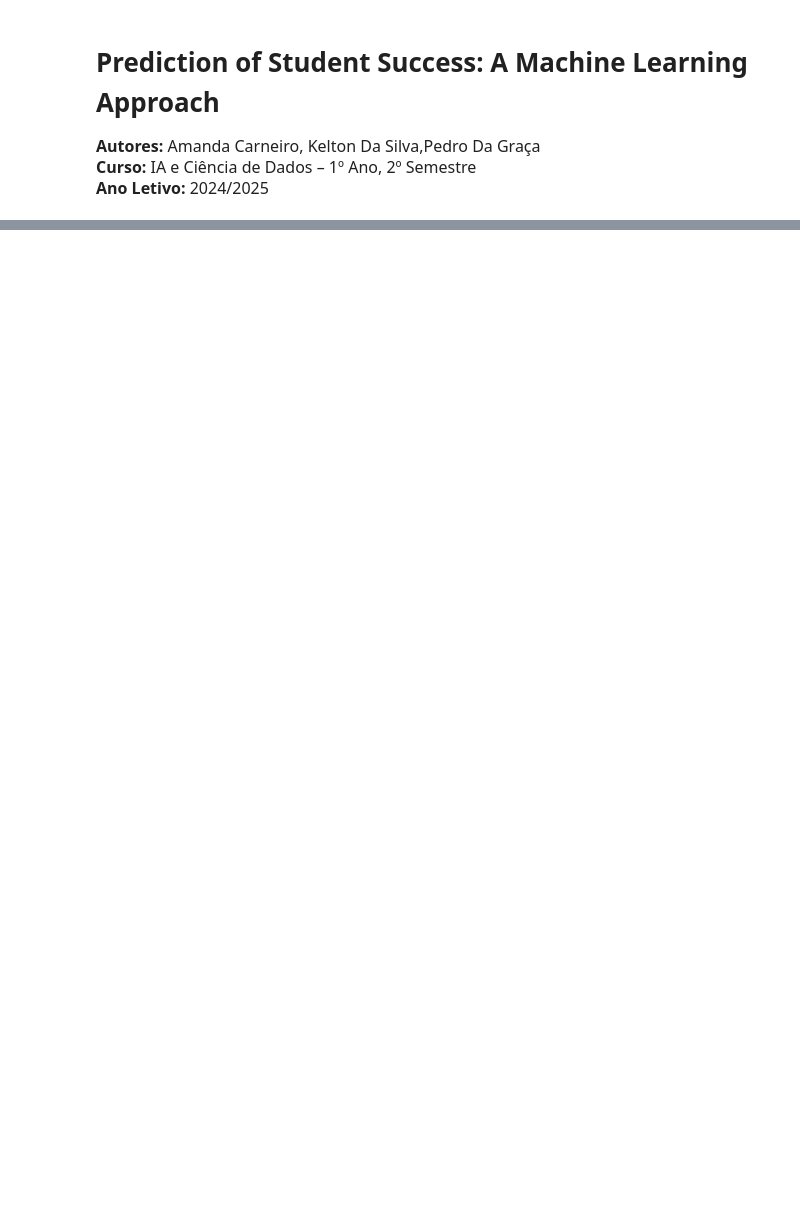
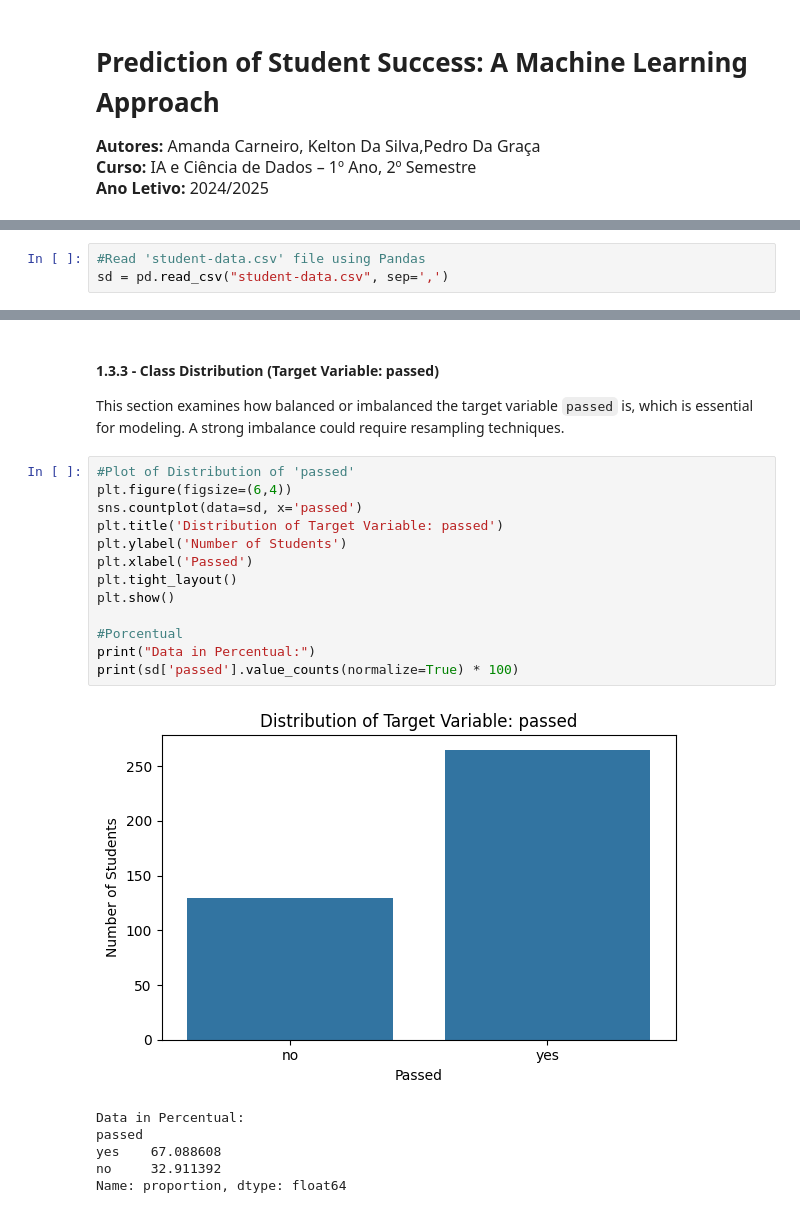
Before and after one commit to amandacalu/TP2_EIACD, a Jupyter notebook: TP2_EIACD.ipynb, the cells around one changed output, grey strips where cells are left out. Cells and saved outputs as stored; diff of their text form; blank space fills up the shorter version.

```diff
--- a/TP2_EIACD.ipynb
+++ b/TP2_EIACD.ipynb
@@ -22,0 +56,3 @@ Our goal is to contribute to responsible AI practices in education by providing
+# %%
+#Read 'student-data.csv' file using Pandas
+sd = pd.read_csv("student-data.csv", sep=',')
@@ -22,0 +188,23 @@ Our goal is to contribute to responsible AI practices in education by providing
+# %% [markdown]
+#### 1.3.3 - Class Distribution (Target Variable: passed)
+This section examines how balanced or imbalanced the target variable `passed` is, which is essential for modeling. A strong imbalance could require resampling techniques.
+# %%
+#Plot of Distribution of 'passed'
+plt.figure(figsize=(6,4))
+sns.countplot(data=sd, x='passed')
+plt.title('Distribution of Target Variable: passed')
+plt.ylabel('Number of Students')
+plt.xlabel('Passed')
+plt.tight_layout()
+plt.show()
+
+#Porcentual
+print("Data in Percentual:")
+print(sd['passed'].value_counts(normalize=True) * 100)
+# %% [output]
+[figure, added]
+Data in Percentual:
+passed
+yes    67.088608
+no     32.911392
+Name: proportion, dtype: float64
```
Also changed, not shown: parts of 15 cells of this notebook.
